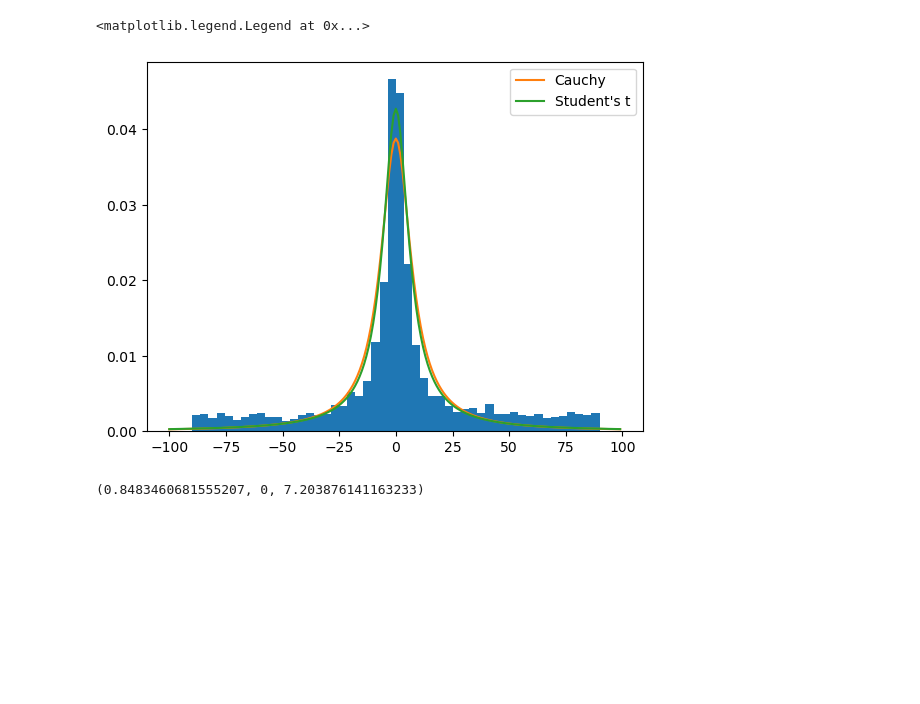
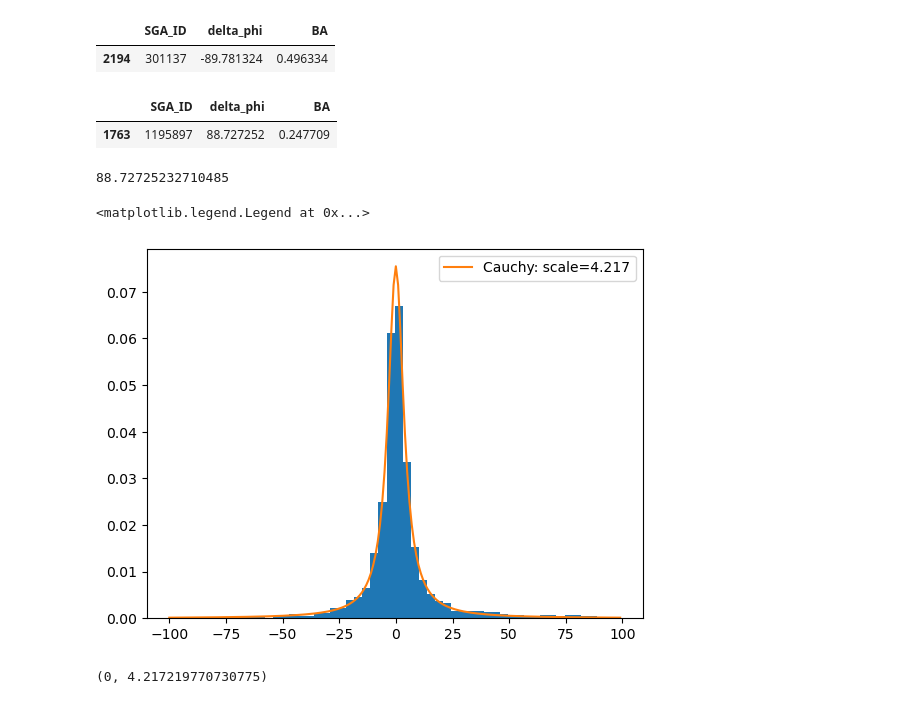
Before and after one commit to AlexGKim/TFPV, a Jupyter notebook: nb/DeltaPhi.ipynb, the cells around one changed output. Drawn from its saved outputs; the diff is of its cells as text; code cells hidden in the pictures; blank space fills up the shorter version.

```diff
--- a/nb/DeltaPhi.ipynb
+++ b/nb/DeltaPhi.ipynb
@@ -11,2 +17,4 @@ balim = numpy.sqrt(cosi**2 * (1-q0**2) + q0**2)
 # %%
-df = pandas.read_csv('../data/SGA_MaNGAdr17-fits_dphi-20240611.txt',delimiter=" ")
+df = pandas.read_csv('../data/SGA_MaNGAdr17-fits_dphi-20240614.txt',delimiter=" ")
+# %%
+df_cut = df[df['BA'] < balim]
@@ -13,17 +45,34 @@ df = pandas.read_csv('../data/SGA_MaNGAdr17-fits_dphi-20240611.txt',delimiter="
+# %%
+df_cut[df_cut["delta_phi"] == df_cut["delta_phi"].min()]
+# %% [output]
+|  | SGA_ID | delta_phi | BA |
+| 2194 | 301137 | -89.781324 | 0.496334 |
+# %%
+df_cut[df_cut["delta_phi"] == df_cut["delta_phi"].max()]
+# %% [output]
+|  | SGA_ID | delta_phi | BA |
+| 1763 | 1195897 | 88.727252 | 0.247709 |
+# %%
+df_cut["delta_phi"].max()
+# %% [output]
+88.72725232710485
 # %%
-fit_c = cauchy.fit(df['delta_phi'][df['BA']<balim],floc=0)
-fit_t = t.fit(df['delta_phi'][df['BA']<balim],floc=0)
+fit_c = cauchy.fit(df_cut,floc=0)
+fit_t = t.fit(df_cut,floc=0)
+# fit_n = norm.fit(df_cut,floc=0)
 # %%
 # plt.hist(df['delta_phi'],bins=50,density=True)
-plt.hist(df['delta_phi'][df['BA']<balim],bins=50,density=True)
+plt.hist(df_cut["delta_phi"],bins=50,density=True)
 x = numpy.arange(-100,100,1)
-plt.plot(x,cauchy.pdf(x,*fit_c),label='Cauchy')
-plt.plot(x,t.pdf(x,*fit_t),label="Student's t")
+plt.plot(x,cauchy.pdf(x,*fit_c),label='Cauchy: scale={:.3f}'.format(fit_c[-1]))
+# plt.plot(x,t.pdf(x,*fit_t),label=r"Student's t: $\nu={:.3f}$".format(fit_t[0]))
+# plt.plot(x,norm.pdf(x,*fit_n),label=r"Normal: $\sigma={:.3f}$".format(fit_n[0]))
 plt.legend()
+# plt.savefig('temp.png')
 # %% [output]
 <matplotlib.legend.Legend at 0x...>
-[figure, old version]
+[figure, new version]
 # %%
-fit_t
+fit_c
 # %% [output]
-(0.8483460681555207, 0, 7.203876141163233)
+(0, 4.217219770730775)
```
Also changed, not shown: parts of 5 cells of this notebook, 3 other files.
